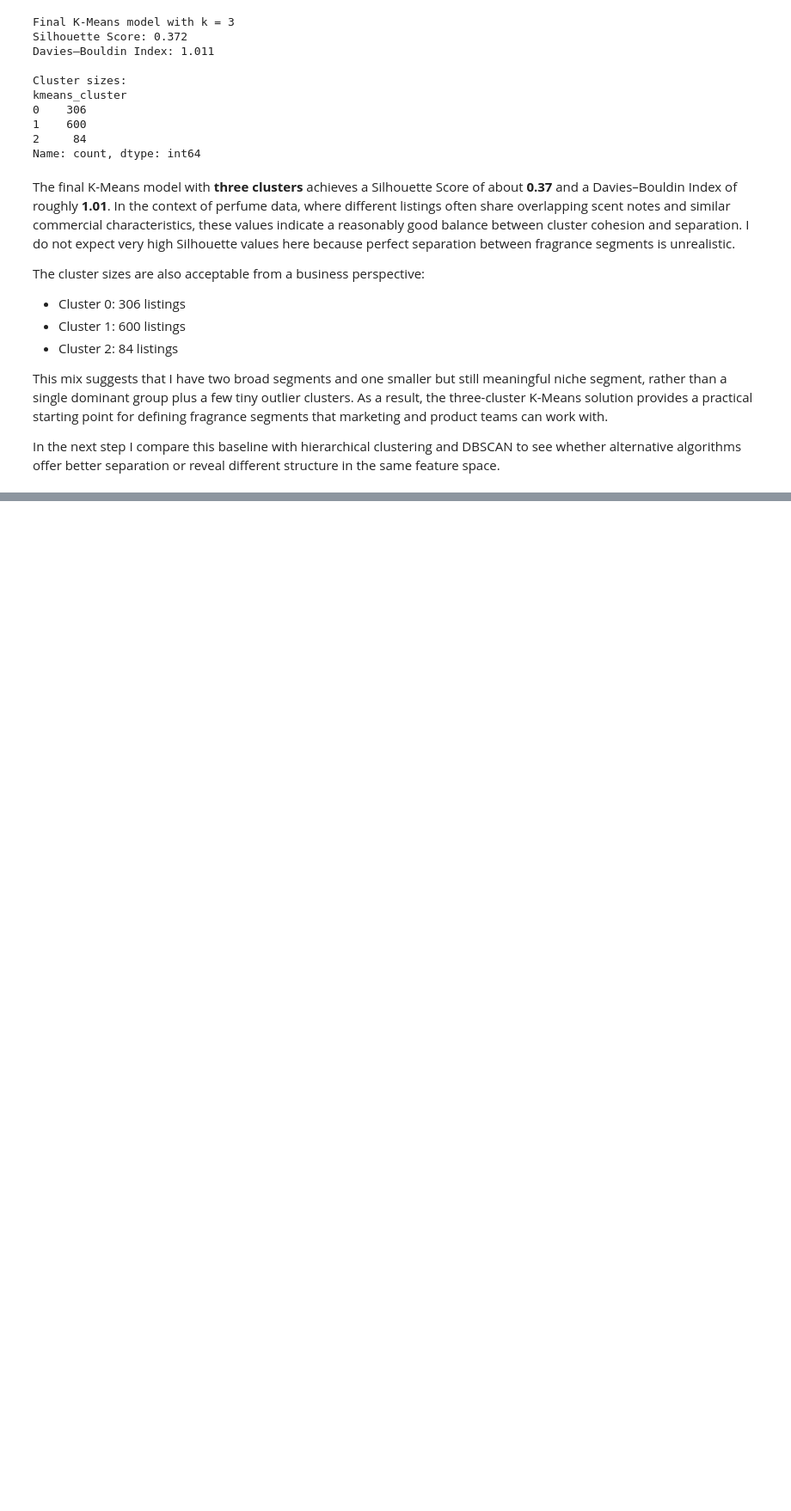
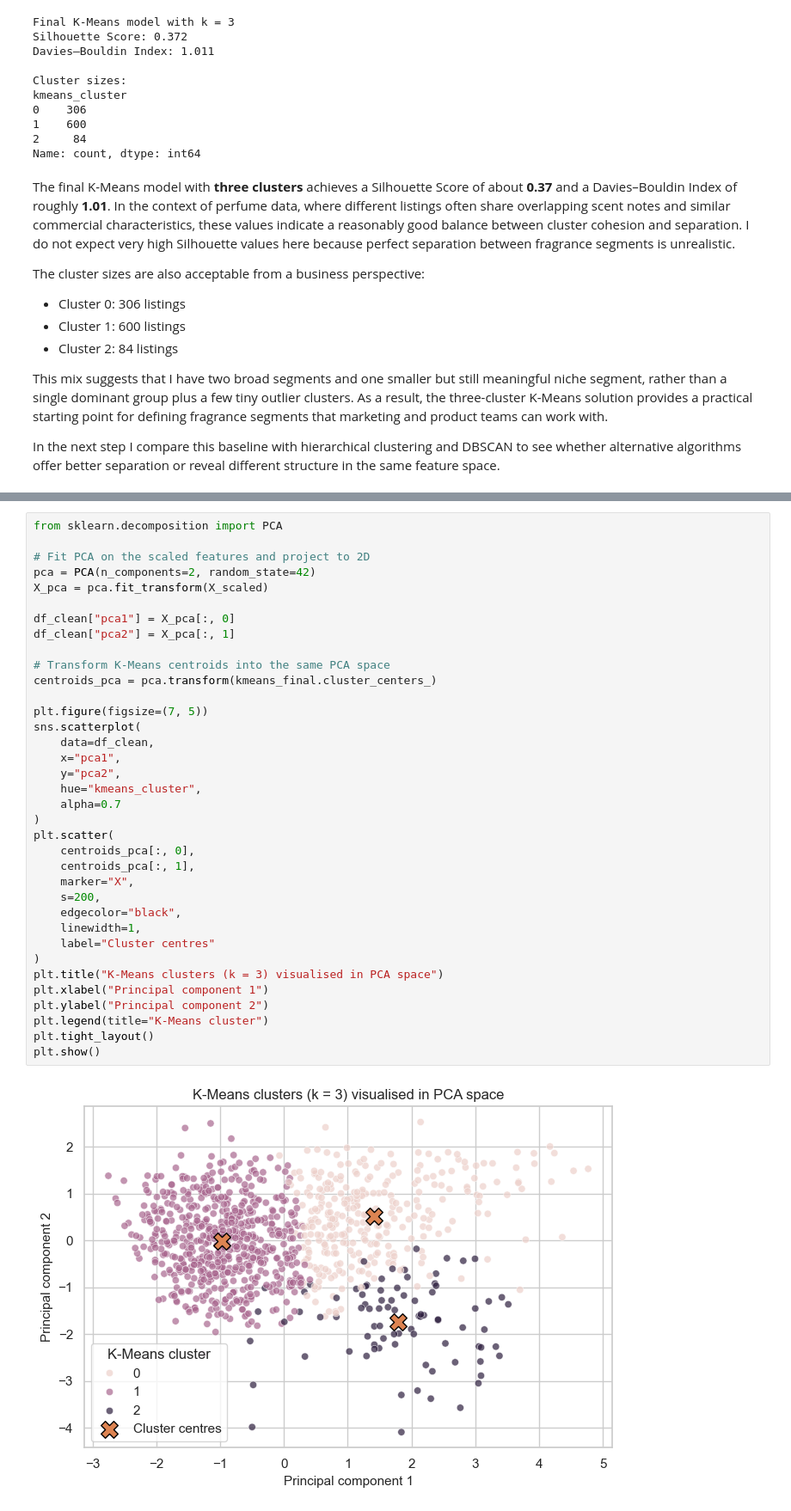
Before and after one commit to OmerTDK/scenttech-fragrance-clustering, a Jupyter notebook: main.ipynb, the cells around one changed output, grey strips where cells are left out. Shown at 86% size. Drawn from its saved outputs; the diff is of its cells as text; blank space fills up the shorter version.

```diff
--- a/main.ipynb
+++ b/main.ipynb
@@ -612,0 +793,38 @@ In the next step I compare this baseline with hierarchical clustering and DBSCAN
+# %%
+from sklearn.decomposition import PCA
+
+# Fit PCA on the scaled features and project to 2D
+pca = PCA(n_components=2, random_state=42)
+X_pca = pca.fit_transform(X_scaled)
+
+df_clean["pca1"] = X_pca[:, 0]
+df_clean["pca2"] = X_pca[:, 1]
+
+# Transform K-Means centroids into the same PCA space
+centroids_pca = pca.transform(kmeans_final.cluster_centers_)
+
+plt.figure(figsize=(7, 5))
+sns.scatterplot(
+    data=df_clean,
+    x="pca1",
+    y="pca2",
+    hue="kmeans_cluster",
+    alpha=0.7
+)
+plt.scatter(
+    centroids_pca[:, 0],
+    centroids_pca[:, 1],
+    marker="X",
+    s=200,
+    edgecolor="black",
+    linewidth=1,
+    label="Cluster centres"
+)
+plt.title("K-Means clusters (k = 3) visualised in PCA space")
+plt.xlabel("Principal component 1")
+plt.ylabel("Principal component 2")
+plt.legend(title="K-Means cluster")
+plt.tight_layout()
+plt.show()
+# %% [output]
+[figure, added]
```
Also changed, not shown: parts of 12 cells of this notebook.
